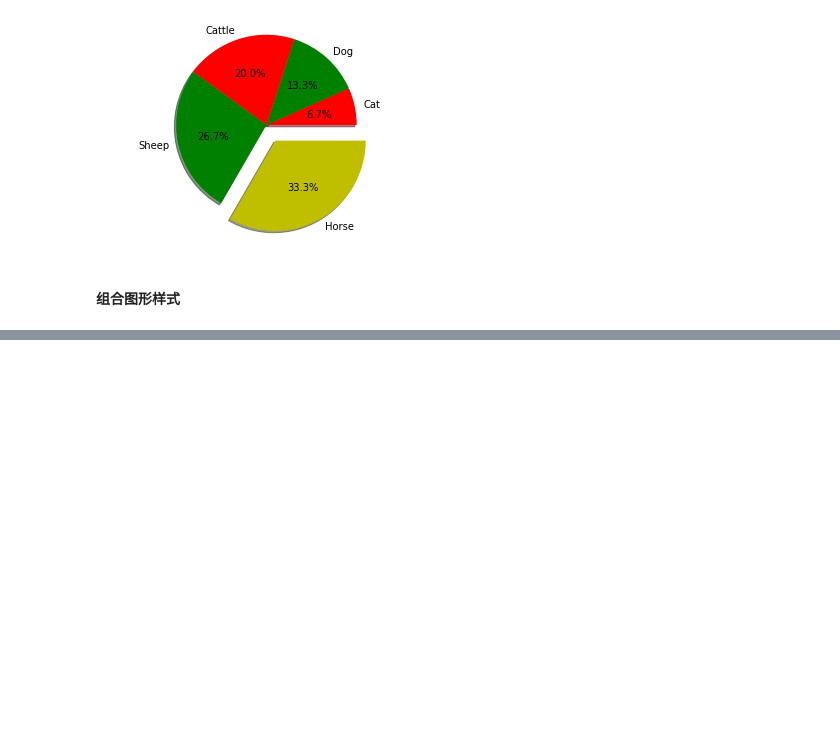
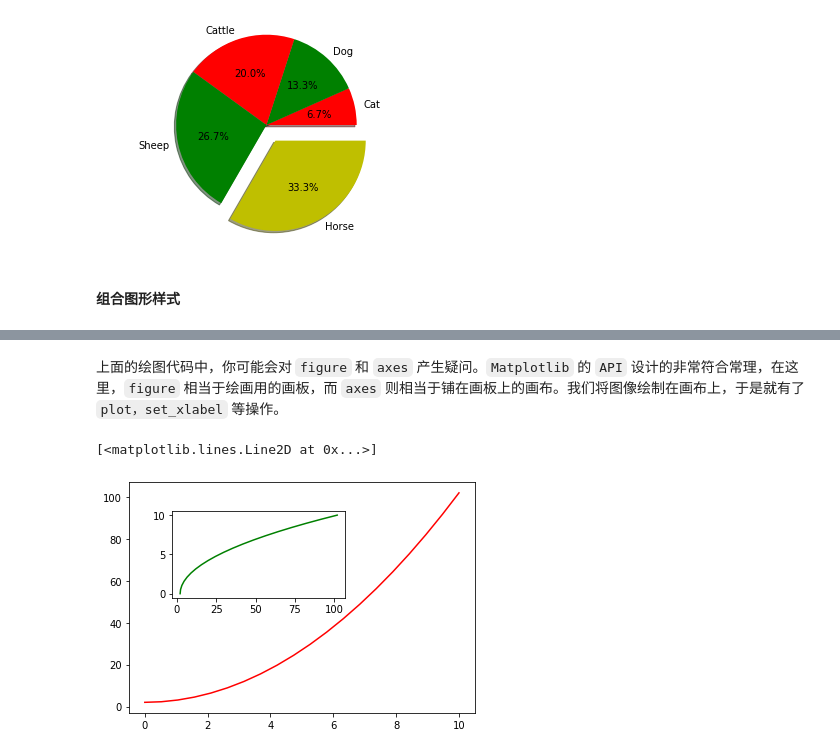
Before and after one commit to KingsleyCheng2021/Python, a Jupyter notebook: matplotlib.ipynb, the cells around one changed output, grey strips where cells are left out. Cells and saved outputs as stored; diff of their text form; code cells hidden in the pictures; blank space fills up the shorter version.

```diff
--- a/matplotlib.ipynb
+++ b/matplotlib.ipynb
@@ -211,0 +242,12 @@ plt.axis('equal')
+# %% [markdown]
+上面的绘图代码中，你可能会对 `figure` 和 `axes` 产生疑问。`Matplotlib` 的 `API` 设计的非常符合常理，在这里，`figure` 相当于绘画用的画板，而 `axes` 则相当于铺在画板上的画布。我们将图像绘制在画布上，于是就有了 `plot，set_xlabel` 等操作。
+# %%
+fig = plt.figure()  # 新建画板
+axes1 = fig.add_axes([0.1, 0.1, 0.8, 0.8])  # 大画布
+axes2 = fig.add_axes([0.2, 0.5, 0.4, 0.3])  # 小画布
+
+axes1.plot(x, y, 'r')  # 大画布
+axes2.plot(y, x, 'g')  # 小画布
+# %% [output]
+[<matplotlib.lines.Line2D at 0x...>]
+[figure, added]
```
Also changed, not shown: parts of 33 cells of this notebook.
